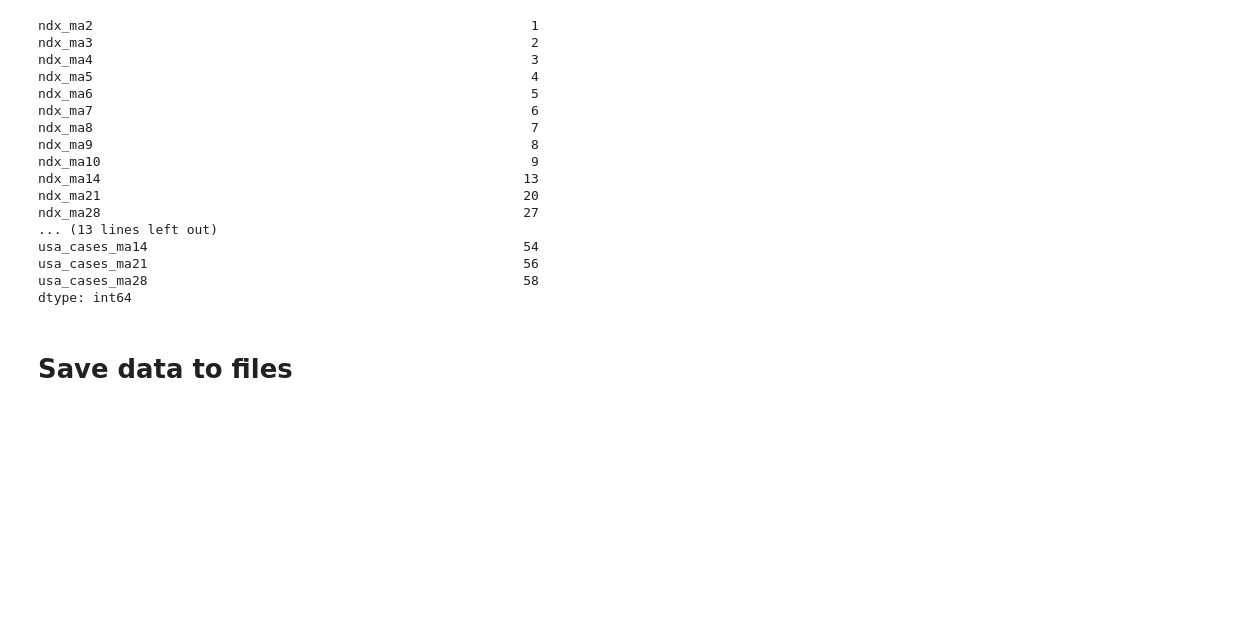
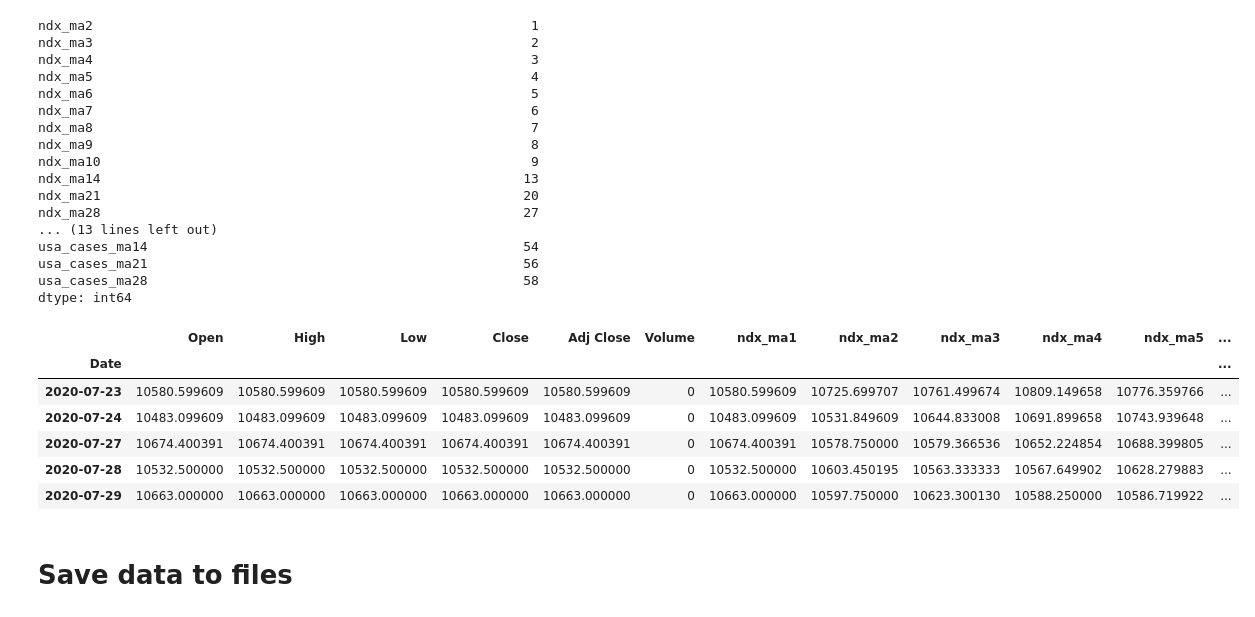
Before and after one commit to Sue-Mir/Module5_Capstone, a Jupyter notebook: Step1_GetData.ipynb, the cells around one changed output. Drawn from its saved outputs; the diff is of its cells as text; code cells hidden in the pictures; blank space fills up the shorter version.

```diff
--- a/Step1_GetData.ipynb
+++ b/Step1_GetData.ipynb
@@ -221,5 +266,20 @@ usa_cases_ma28                                                58
 dtype: int64
 # %%
 usa_covid19_ndx_data = usa_covid19_ndx_data.dropna(how='any',axis=0)
+# %%
+start = pd.to_datetime('2019-12-30')
+end = pd.to_datetime('2020-7-30')
+# %%
+df_nasdaq_100_covid_period = df_nasdaq_100.loc[(df_nasdaq_100.index > start) & (df_nasdaq_100.index < end)]
+# %%
+df_nasdaq_100_covid_period.tail()
+# %% [output]
+|  | Open | High | Low | Close | Adj Close | Volume | ndx_ma1 | ndx_ma2 | ndx_ma3 | ndx_ma4 | ndx_ma5 | ... |
+| Date |  |  |  |  |  |  |  |  |  |  |  | ... |
+| 2020-07-23 | 10580.599609 | 10580.599609 | 10580.599609 | 10580.599609 | 10580.599609 | 0 | 10580.599609 | 10725.699707 | 10761.499674 | 10809.149658 | 10776.359766 | ... |
+| 2020-07-24 | 10483.099609 | 10483.099609 | 10483.099609 | 10483.099609 | 10483.099609 | 0 | 10483.099609 | 10531.849609 | 10644.833008 | 10691.899658 | 10743.939648 | ... |
+| 2020-07-27 | 10674.400391 | 10674.400391 | 10674.400391 | 10674.400391 | 10674.400391 | 0 | 10674.400391 | 10578.750000 | 10579.366536 | 10652.224854 | 10688.399805 | ... |
+| 2020-07-28 | 10532.500000 | 10532.500000 | 10532.500000 | 10532.500000 | 10532.500000 | 0 | 10532.500000 | 10603.450195 | 10563.333333 | 10567.649902 | 10628.279883 | ... |
+| 2020-07-29 | 10663.000000 | 10663.000000 | 10663.000000 | 10663.000000 | 10663.000000 | 0 | 10663.000000 | 10597.750000 | 10623.300130 | 10588.250000 | 10586.719922 | ... |
 # %% [markdown]
 # Save data to files
```
Also changed, not shown: parts of 16 cells of this notebook, 3 other files.
